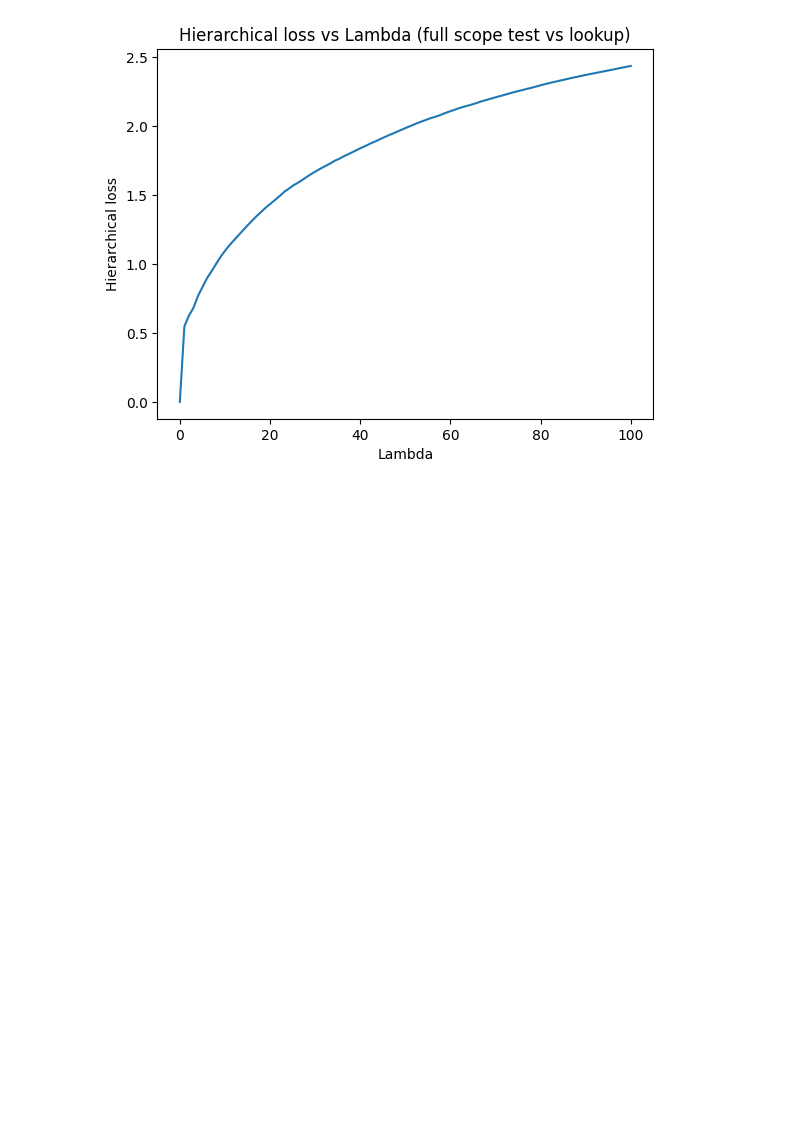
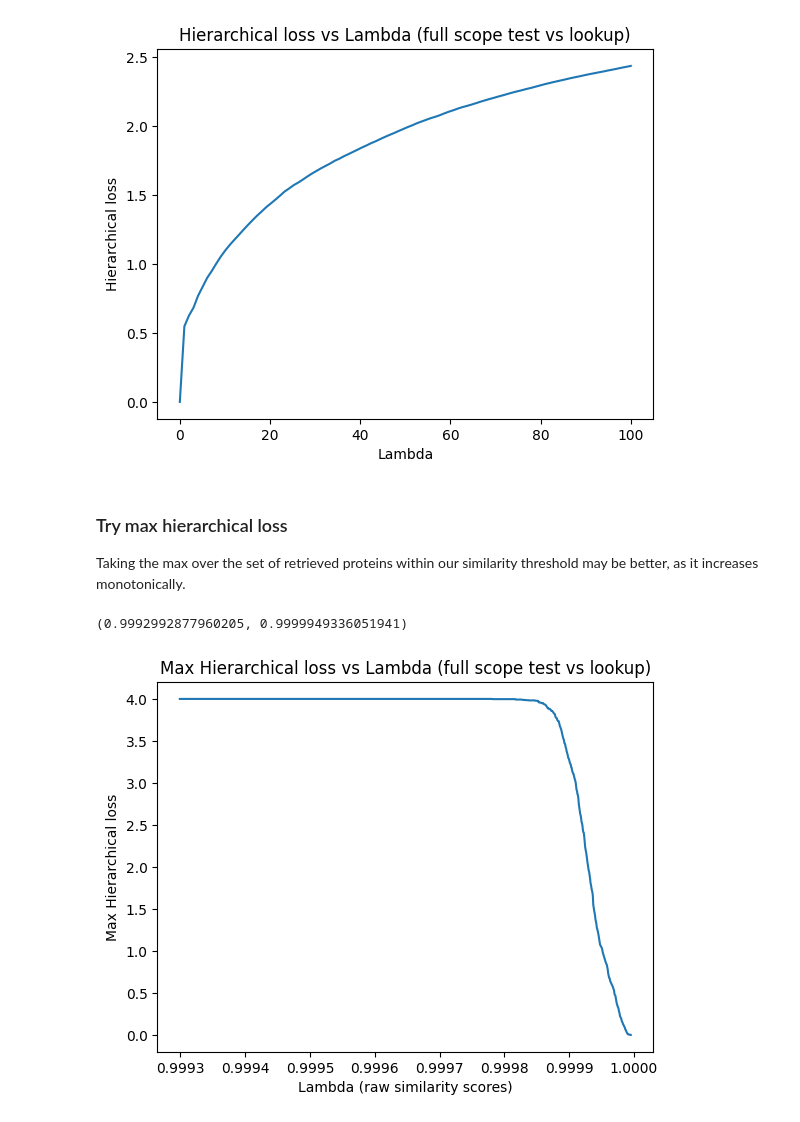
Before and after one commit to ronboger/conformal-protein-retrieval, a Jupyter notebook: analyze_scope_hierarchical_loss_protein_vec.ipynb, the cells around one changed output. Saved outputs shown, nothing was run; the diff lists cells and outputs as text; code cells hidden in the pictures; blank space fills up the shorter version.

```diff
--- a/analyze_scope_hierarchical_loss_protein_vec.ipynb
+++ b/analyze_scope_hierarchical_loss_protein_vec.ipynb
@@ -145,3 +145,31 @@ plt.title('Hierarchical loss vs Lambda (full scope test vs lookup)')
 plt.show()
 # %% [output]
 [figure]
+# %% [markdown]
+### Try max hierarchical loss
+Taking the max over the set of retrieved proteins within our similarity threshold may be better, as it increases monotonically.
+# %%
+from scope_utils import get_sims_labels, get_hierarchical_max_loss, get_thresh_max_hierarchical
+import numpy as np
+near_ids = np.load('partial_near_ids_scope_test_v_lookup.npy', allow_pickle=True)
+
+sims, _ = get_sims_labels(near_ids, partial=False)
+
+x = np.linspace(min(sims), max(sims), 1000)
+
+min(x), max(x)
+# %% [output]
+(0.9992992877960205, 0.9999949336051941)
+# %%
+loss = []
+for l in reversed(x):
+    loss.append(get_hierarchical_max_loss(near_ids, l))
+# %%
+import matplotlib.pyplot as plt
+plt.plot(x, loss[::-1])
+plt.xlabel('Lambda (raw similarity scores)')
+plt.ylabel('Max Hierarchical loss')
+plt.title('Max Hierarchical loss vs Lambda (full scope test vs lookup)')
+plt.show()
+# %% [output]
+[figure, added]
```
Also changed, not shown: parts of 1 cell of this notebook, 1 other file.
